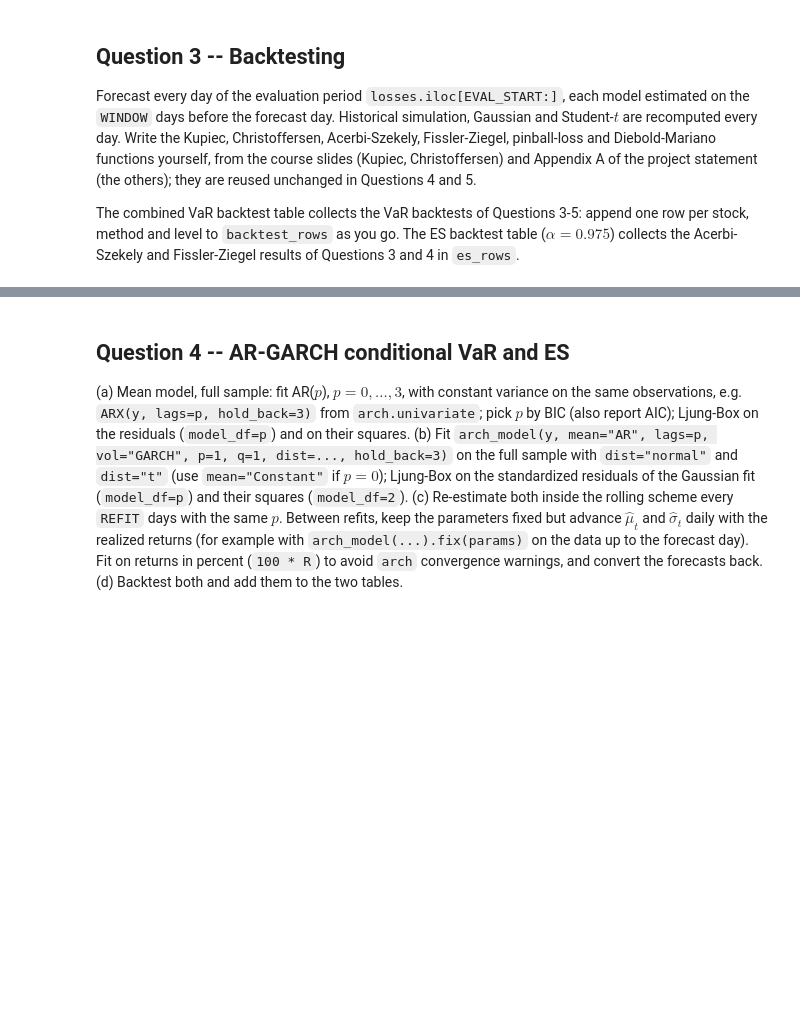
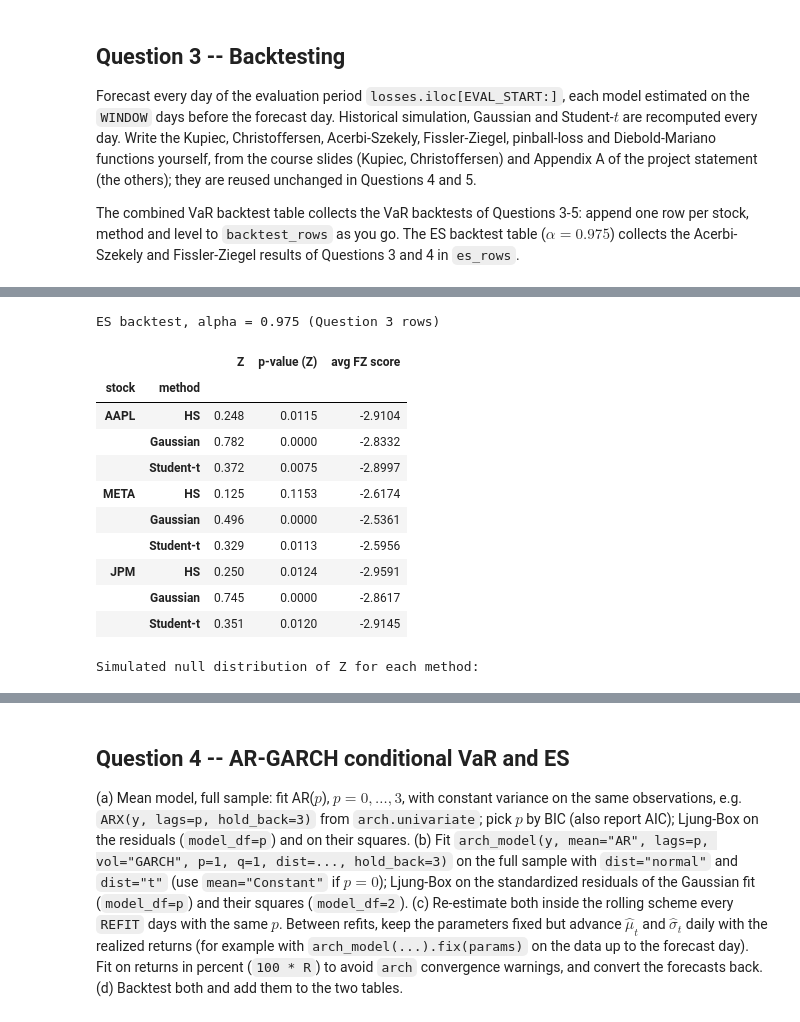
Before and after one commit to AaravKDesai/QRM_Project, a Jupyter notebook: Project_template.ipynb, the cells around one changed output, grey strips where cells are left out. Cells and saved outputs as stored; diff of their text form; code cells hidden in the pictures; blank space fills up the shorter version.

```diff
--- a/Project_template.ipynb
+++ b/Project_template.ipynb
@@ -235,0 +491,70 @@ def fissler_ziegel_loss(loss: np.ndarray, var: np.ndarray, es: np.ndarray, alpha
+# %%
+# Question 3(c): Acerbi-Szekely Z test of the ES forecasts at alpha = 0.975 with M = M_SIM simulated samples
+ALPHA_ES = 0.975
+
+
+def simulate_z_null(var: np.ndarray, es: np.ndarray, alpha: float, draw_losses, m_sim: int = M_SIM,
+                    seed: int = SEED, chunk: int = 1000) -> np.ndarray:
+    """Simulated null distribution of Z (Appendix A.2): the forecasts (var, es) are held fixed and
+    draw_losses(rng, m) returns an (m, N) array whose column t is drawn from day t's forecast distribution."""
+    local_rng = np.random.default_rng(seed)
+    N = len(var)
+    z = np.empty(m_sim)
+    for s in range(0, m_sim, chunk):
+        m = min(chunk, m_sim - s)
+        L_sim = draw_losses(local_rng, m)
+        z[s : s + m] = np.where(L_sim > var, L_sim, 0.0) @ (1.0 / es) / (N * (1.0 - alpha)) - 1.0
+    return z
+
+
+def q3_loss_sampler(ticker: str, method: str):
+    """Draws from each day's forecast distribution: resampling the window (HS) or the fitted Gaussian / t.
+    (simulate_acerbi_szekely_pval above is written for the GARCH models: it cannot resample a window, and its
+    unit-variance t needs nu > 2, while the rolling t fit here has nu < 2 on some days.)"""
+    days = np.arange(N_eval)
+    if method == "HS":
+        win = q3_windows[ticker]
+        return lambda r, m: win[days, r.integers(0, WINDOW, size=(m, N_eval))]
+    par = q3_params[(ticker, method)]
+    mu, sig = par["mu"].to_numpy(), par["sigma"].to_numpy()
+    if method == "Gaussian":
+        return lambda r, m: mu + sig * r.standard_normal((m, N_eval))
+    nu = par["nu"].to_numpy()
+    return lambda r, m: mu + sig * r.standard_t(nu, size=(m, N_eval))
+
+
+es_rows[:] = [r for r in es_rows if r["method"] not in Q3_METHODS]   # makes the cell safe to re-run
+z_null_rows = []             # summary of each simulated null: shows why it depends on the method (last part of 3(c))
+for ticker in TICKERS:
+    loss_t = eval_loss[ticker].to_numpy()
+    for method in Q3_METHODS:
+        v = q3_var[(ticker, method, ALPHA_ES)].to_numpy()
+        e = q3_es[(ticker, method, ALPHA_ES)].to_numpy()
+        Z = acerbi_szekely_stat(loss_t, v, e, ALPHA_ES)
+        z_null = simulate_z_null(v, e, ALPHA_ES, q3_loss_sampler(ticker, method))
+        es_rows.append({"stock": ticker, "method": method, "Z": Z, "p_Z": float(np.mean(z_null >= Z)),
+                        "FZ": fissler_ziegel_loss(loss_t, v, e, ALPHA_ES)})
+        z_null_rows.append({"stock": ticker, "method": method, "null mean": z_null.mean(), "null sd": z_null.std(),
+                            "null 95% quantile": np.quantile(z_null, 0.95)})
+
+q3_es_table = (pd.DataFrame([r for r in es_rows if r["method"] in Q3_METHODS]).set_index(["stock", "method"])
+                 .rename(columns={"p_Z": "p-value (Z)", "FZ": "avg FZ score"}))
+q3_es_table.to_csv(OUT_DIR / "q3_es_backtest_0.975.csv")
+print("ES backtest, alpha = 0.975 (Question 3 rows)")
+display(formatted(q3_es_table, {"Z": "{:.3f}", "p-value (Z)": "{:.4f}", "avg FZ score": "{:.4f}"}))
+print("Simulated null distribution of Z for each method:")
+display(pd.DataFrame(z_null_rows).set_index(["stock", "method"]).round(4))
+# %% [output]
+ES backtest, alpha = 0.975 (Question 3 rows)
+|  |  | Z | p-value (Z) | avg FZ score |
+| stock | method |  |  |  |
+| AAPL | HS | 0.248 | 0.0115 | -2.9104 |
+|  | Gaussian | 0.782 | 0.0000 | -2.8332 |
+|  | Student-t | 0.372 | 0.0075 | -2.8997 |
+| META | HS | 0.125 | 0.1153 | -2.6174 |
+|  | Gaussian | 0.496 | 0.0000 | -2.5361 |
+|  | Student-t | 0.329 | 0.0113 | -2.5956 |
+| JPM | HS | 0.250 | 0.0124 | -2.9591 |
+|  | Gaussian | 0.745 | 0.0000 | -2.8617 |
+|  | Student-t | 0.351 | 0.0120 | -2.9145 |
+Simulated null distribution of Z for each method:
```
Also changed, not shown: parts of 7 cells of this notebook.
